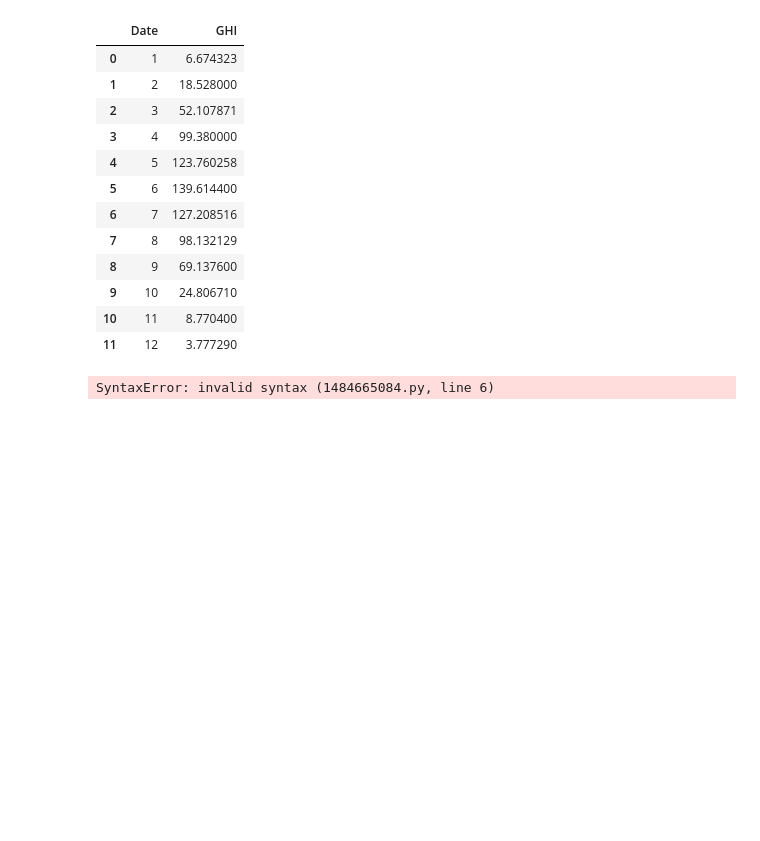
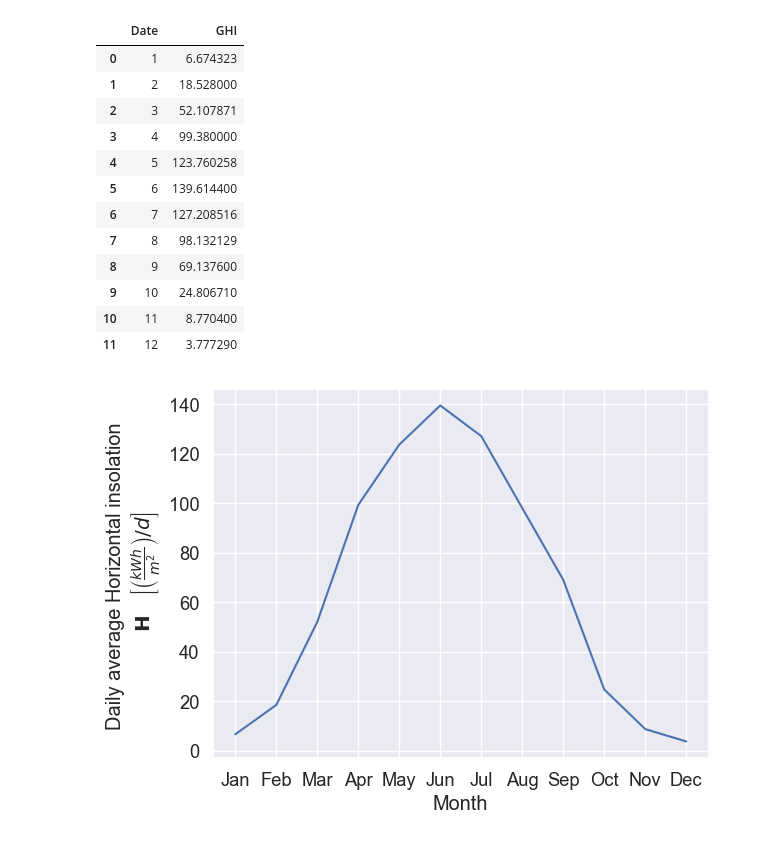
Before and after one commit to BastianValhoj/pv3, a Jupyter notebook: notebooks/bastian_part1.ipynb, the cells around one changed output. Saved outputs shown, nothing was run; the diff lists cells and outputs as text; code cells hidden in the pictures; blank space fills up the shorter version.

```diff
--- a/notebooks/bastian_part1.ipynb
+++ b/notebooks/bastian_part1.ipynb
@@ -84,9 +84,9 @@ GHI_month
 # %%
 fig, ax = plt.subplots()
 GHI_month.plot(x="Date", y="GHI", xlabel=r"Month",
                ylabel="Daily average Horizontal insolation \n $\mathbf{H}\quad \\left[\\left(\\frac{kWh}{m^2}\\right)/d\\right]$", ax=ax, legend=None)
 xtick_label = list(month_number.keys())
-# ax.set_xticks(range(1,13))
-ax.set_xticklabels(xtick_label[1:11::2]);
+ax.set_xticks(range(1,13))
+ax.set_xticklabels(xtick_label);
 # %% [output]
-SyntaxError: invalid syntax (1484665084.py, line 6)
+[figure, added]
```
Also changed, not shown: 2 other files.
